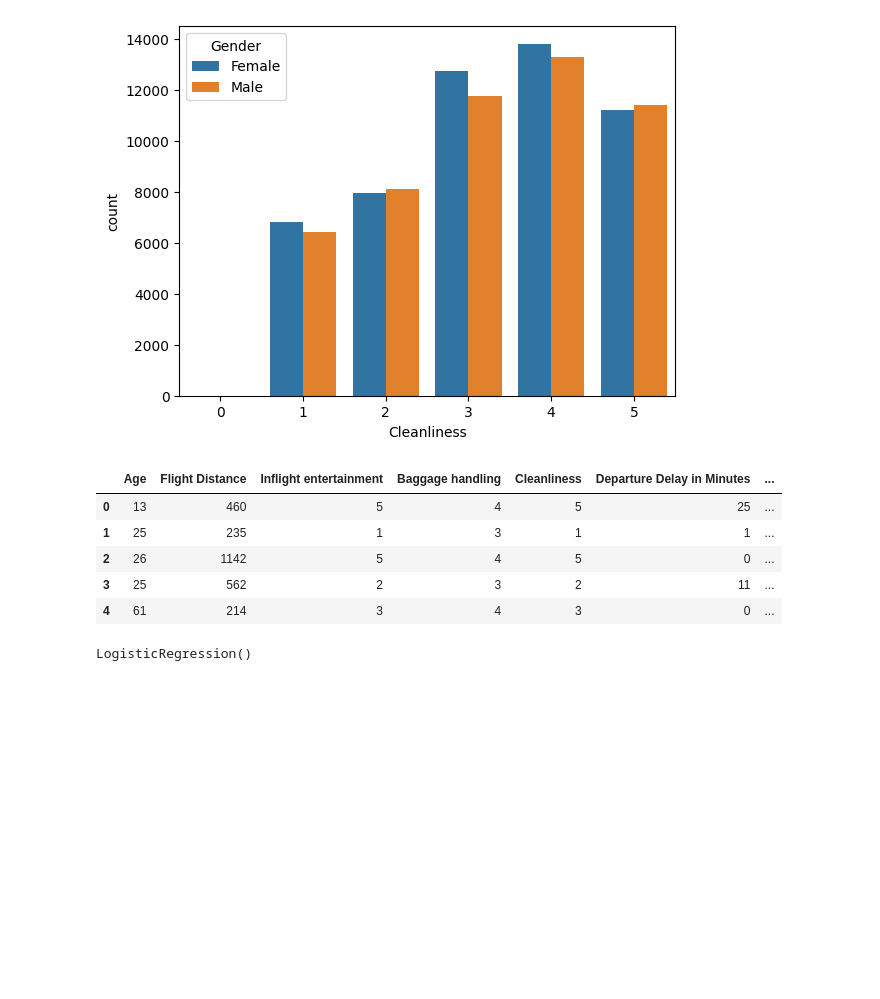
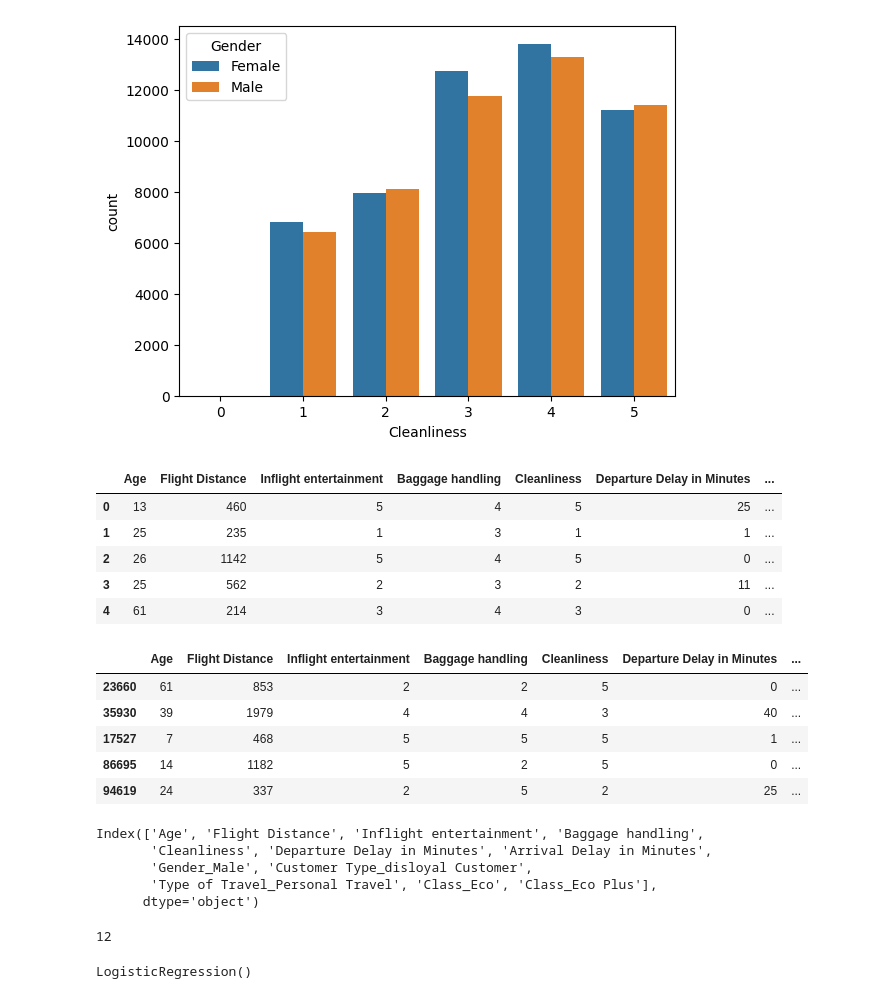
Before and after one commit to upflairs-pvt-ltd/3rd_july_datascience, a Jupyter notebook: customer_satisfaction/Untitled8.ipynb, the cells around one changed output. Cells and saved outputs as stored; diff of their text form; code cells hidden in the pictures; blank space fills up the shorter version.

```diff
--- a/customer_satisfaction/Untitled8.ipynb
+++ b/customer_satisfaction/Untitled8.ipynb
@@ -174,6 +173,27 @@ y = df2[['satisfaction_satisfied']]
 from sklearn.model_selection import train_test_split
 # %%
 x_train,x_test,y_train,y_test = train_test_split(x,y,test_size=0.2)
+# %%
+x_train.head()  # form x variables
+# %% [output]
+|  | Age | Flight Distance | Inflight entertainment | Baggage handling | Cleanliness | Departure Delay in Minutes | ... |
+| 23660 | 61 | 853 | 2 | 2 | 5 | 0 | ... |
+| 35930 | 39 | 1979 | 4 | 4 | 3 | 40 | ... |
+| 17527 | 7 | 468 | 5 | 5 | 5 | 1 | ... |
+| 86695 | 14 | 1182 | 5 | 2 | 5 | 0 | ... |
+| 94619 | 24 | 337 | 2 | 5 | 2 | 25 | ... |
+# %%
+x_train.columns
+# %% [output]
+Index(['Age', 'Flight Distance', 'Inflight entertainment', 'Baggage handling',
+       'Cleanliness', 'Departure Delay in Minutes', 'Arrival Delay in Minutes',
+       'Gender_Male', 'Customer Type_disloyal Customer',
+       'Type of Travel_Personal Travel', 'Class_Eco', 'Class_Eco Plus'],
+      dtype='object')
+# %%
+len(x_train.columns)
+# %% [output]
+12
 # %%
 import warnings
 warnings.filterwarnings('ignore')
```
Also changed, not shown: parts of 5 cells of this notebook, 2 other files.
